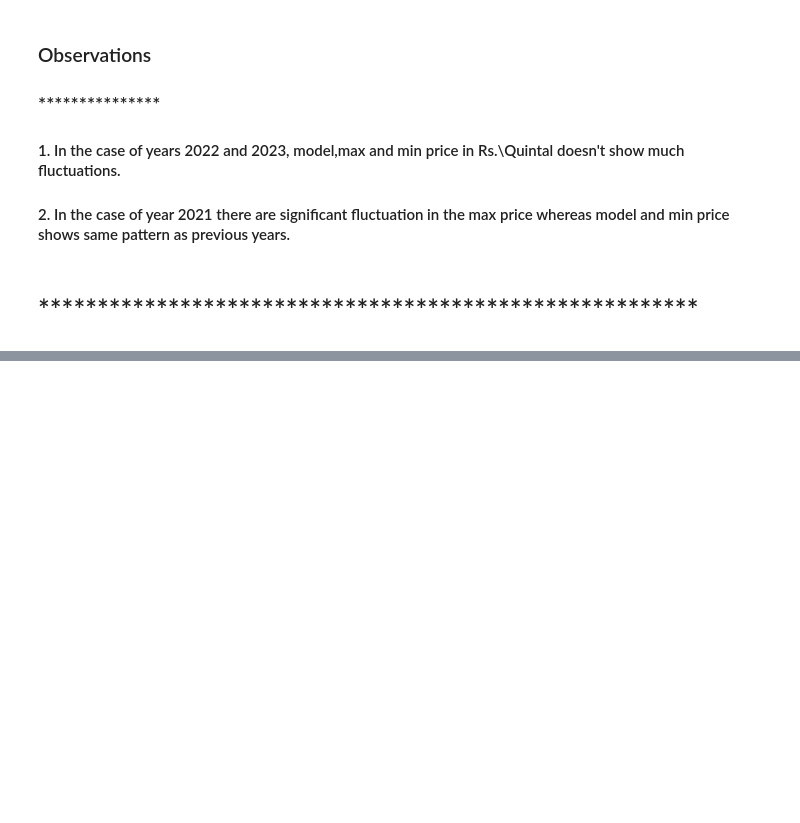
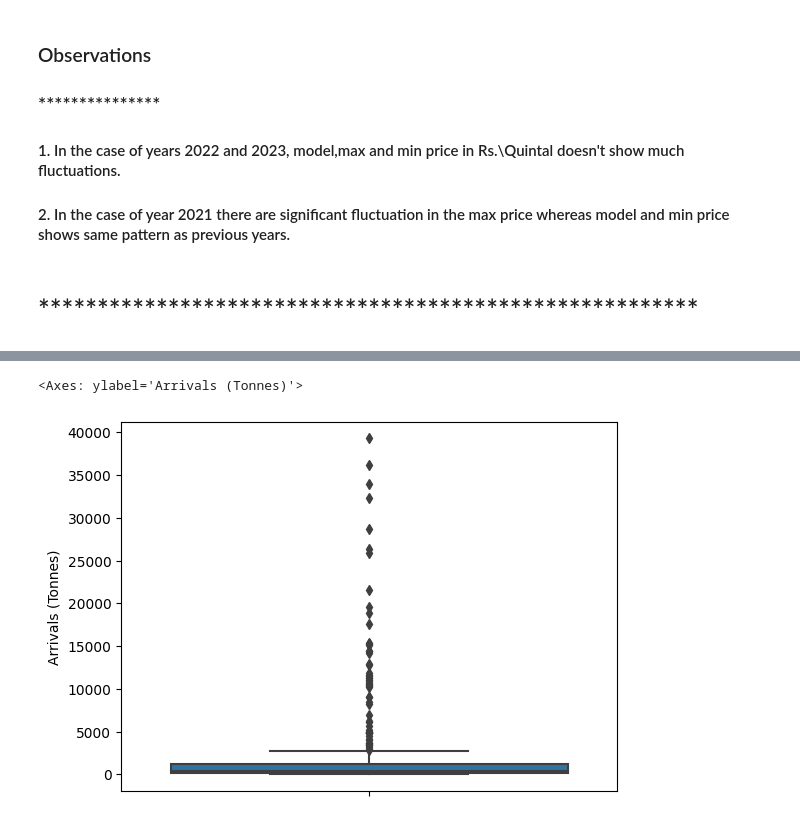
Before and after one commit to Ajayrajc1998/agri-project, a Jupyter notebook: Visualization notebook.ipynb, the cells around one changed output, grey strips where cells are left out. Saved outputs shown, nothing was run; the diff lists cells and outputs as text; code cells hidden in the pictures; blank space fills up the shorter version.

Commit message:
jalandhar intial plots plotted

```diff
--- a/Visualization notebook.ipynb
+++ b/Visualization notebook.ipynb
@@ -161,0 +182,2 @@ array(['Jalandhar', 'kapurthala', 'Hoshiarpur', 'Ludhiana'], dtype=object)
+# %%
+my_data['year']=my_data['Reported Date'].dt.year
@@ -161,0 +189,2 @@ array(['Jalandhar', 'kapurthala', 'Hoshiarpur', 'Ludhiana'], dtype=object)
+# %%
+my_data['Arrivals (Tonnes)']=my_data['Arrivals (Tonnes)'].str.replace(',','').astype(float)
@@ -313,0 +437,2 @@ plt.show()
+# %%
+jalandhar['Arrivals (Tonnes)']=jalandhar['Arrivals (Tonnes)'].str.replace(',','').astype(float)
@@ -313,0 +465,7 @@ plt.show()
+# %%
+import matplotlib.pyplot as plt
+import seaborn as sns
+sns.boxplot(y='Arrivals (Tonnes)',data=jalandhar)
+# %% [output]
+<Axes: ylabel='Arrivals (Tonnes)'>
+[figure, added]
```
Also changed, not shown: parts of 29 cells of this notebook, 1 other file.
